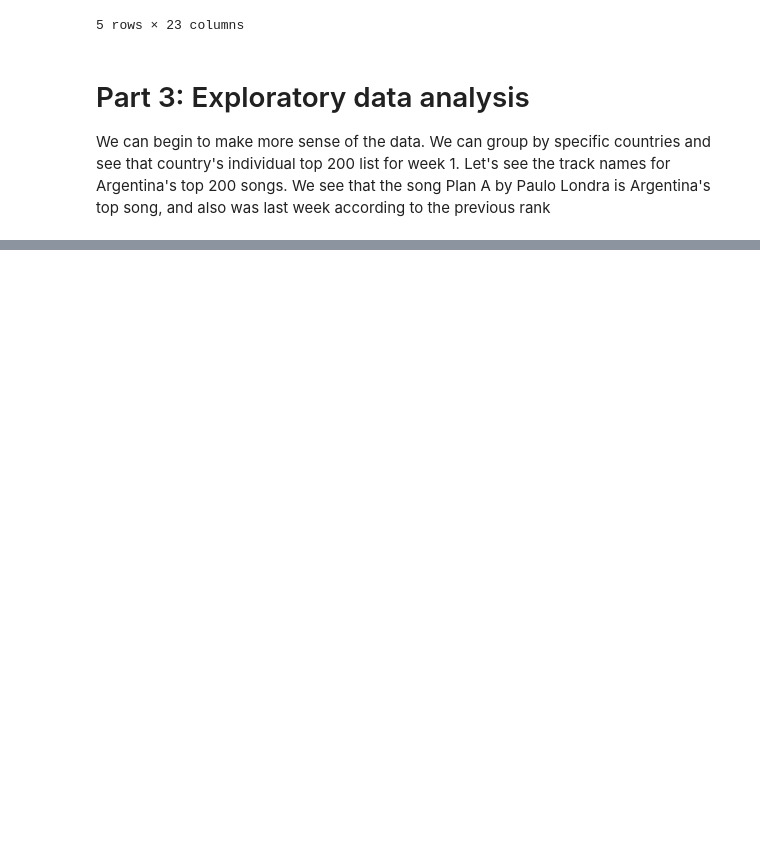
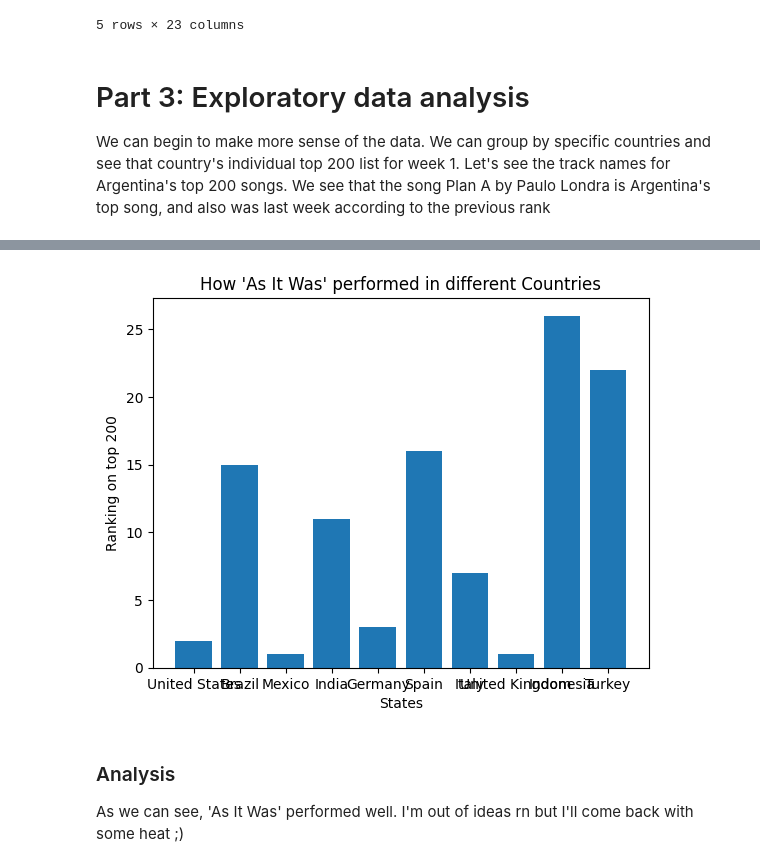
Before and after one commit to 101ines/320final, a Jupyter notebook: finalproj (1).ipynb, the cells around one changed output, grey strips where cells are left out. Saved outputs shown, nothing was run; the diff lists cells and outputs as text; code cells hidden in the pictures; blank space fills up the shorter version.

```diff
--- a/finalproj (1).ipynb
+++ b/finalproj (1).ipynb
@@ -136,0 +183,19 @@ plt.show
+# %%
+#independent_vars = ["uri","rank","artist_names","artists_num","artist_individual","artist_genre","track_name","release_date","peak_rank",	"previous_rank",	"weeks_on_chart",	"streams",	"week",	"danceability",	"energy",	"loudness",	"liveness",	"valence",	"tempo",	"duration",	"country",	"region",	"language"]
+
+distinct_regions = week1['region'].unique()
+
+# get all 73 of the distinct countries in our dataframe
+distinct_countries = week1['country'].unique()
+countries_stream_count = {}
+
+for country in distinct_countries:
+    sum_x = week1.loc[week1['country'] == country, 'streams'].sum()
+    countries_stream_count[country] = sum_x
+
+#sorts countries from least to greatest number of streams
+countries_stream_count = dict(sorted(countries_stream_count.items(), key = lambda x: x[1]))
+print(countries_stream_count)
+
+
+#for each of the 73 countries, I want to count how many songs show up under each country
@@ -136,0 +223,32 @@ plt.show
+# %%
+countries = ["United States", "Brazil", "Mexico", "India", "Germany", "Spain", "Italy", "United Kingdom", "Indonesia", "Turkey"]
+asItWasRankings ={}
+for country in countries:
+    #put it in a try and catch block just in case for one of these countries, as it was is not part of the top 200
+    try:
+        ranking = week1.loc[(week1["track_name"] == 'As It Was') & (week1["country"] == country), 'rank'].iloc[0]
+    except Exception as e:
+        ranking = 300
+
+    asItWasRankings[country] = ranking
+
+
+labels = list(asItWasRankings.keys())
+values = list(asItWasRankings.values())
+
+# create a bar chart using the data
+plt.bar(labels, values)
+
+# add title and axis labels
+plt.title("How 'As It Was' performed in different Countries")
+plt.xlabel('States')
+plt.ylabel('Ranking on top 200')
+
+# display the chart
+plt.show()
+# %% [output]
+[figure, added]
+# %% [markdown]
+### Analysis
+
+As we can see, 'As It Was' performed well. I'm out of ideas rn but I'll come back with some heat ;)
```
Also changed, not shown: parts of 15 cells of this notebook.
